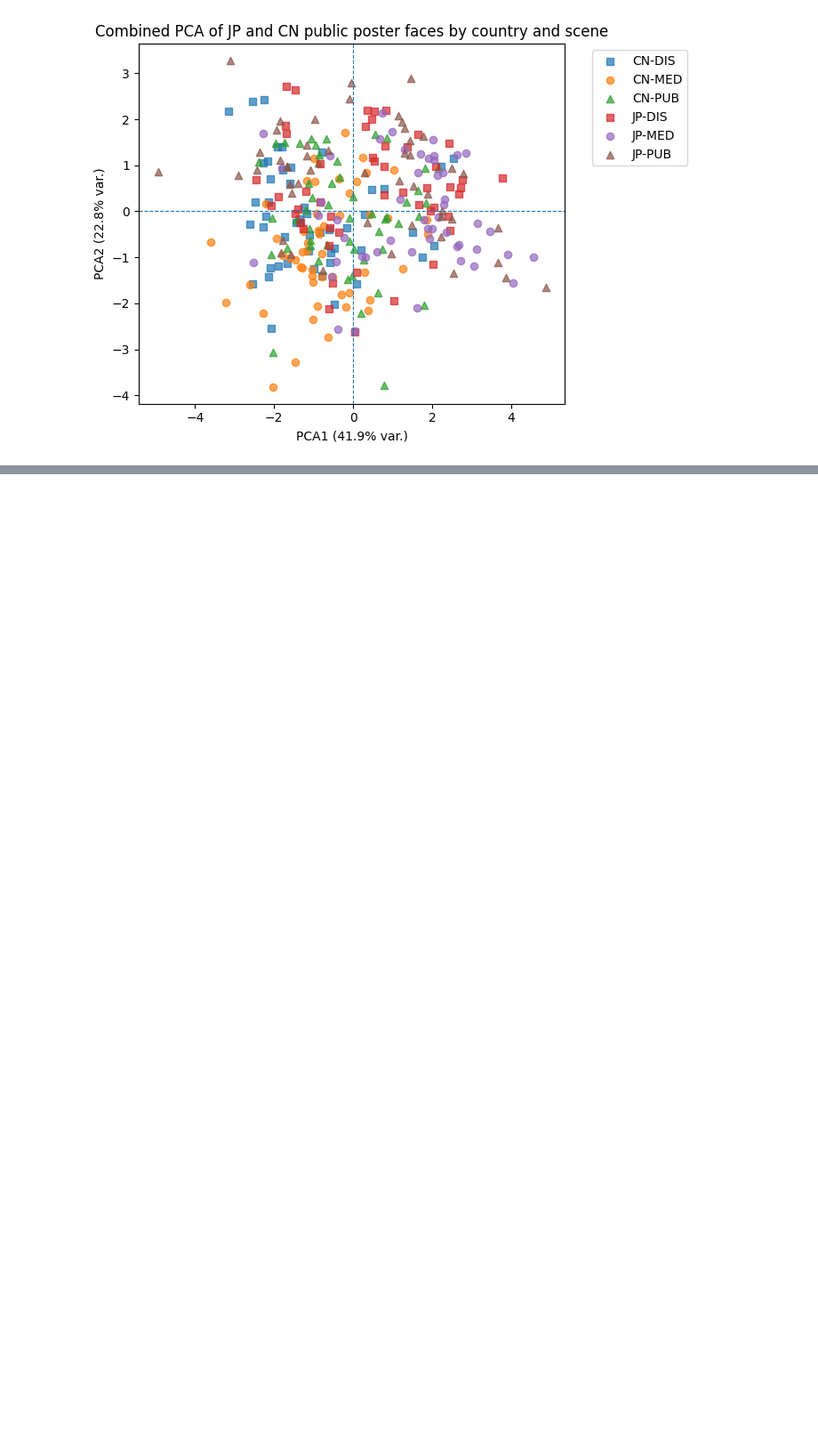
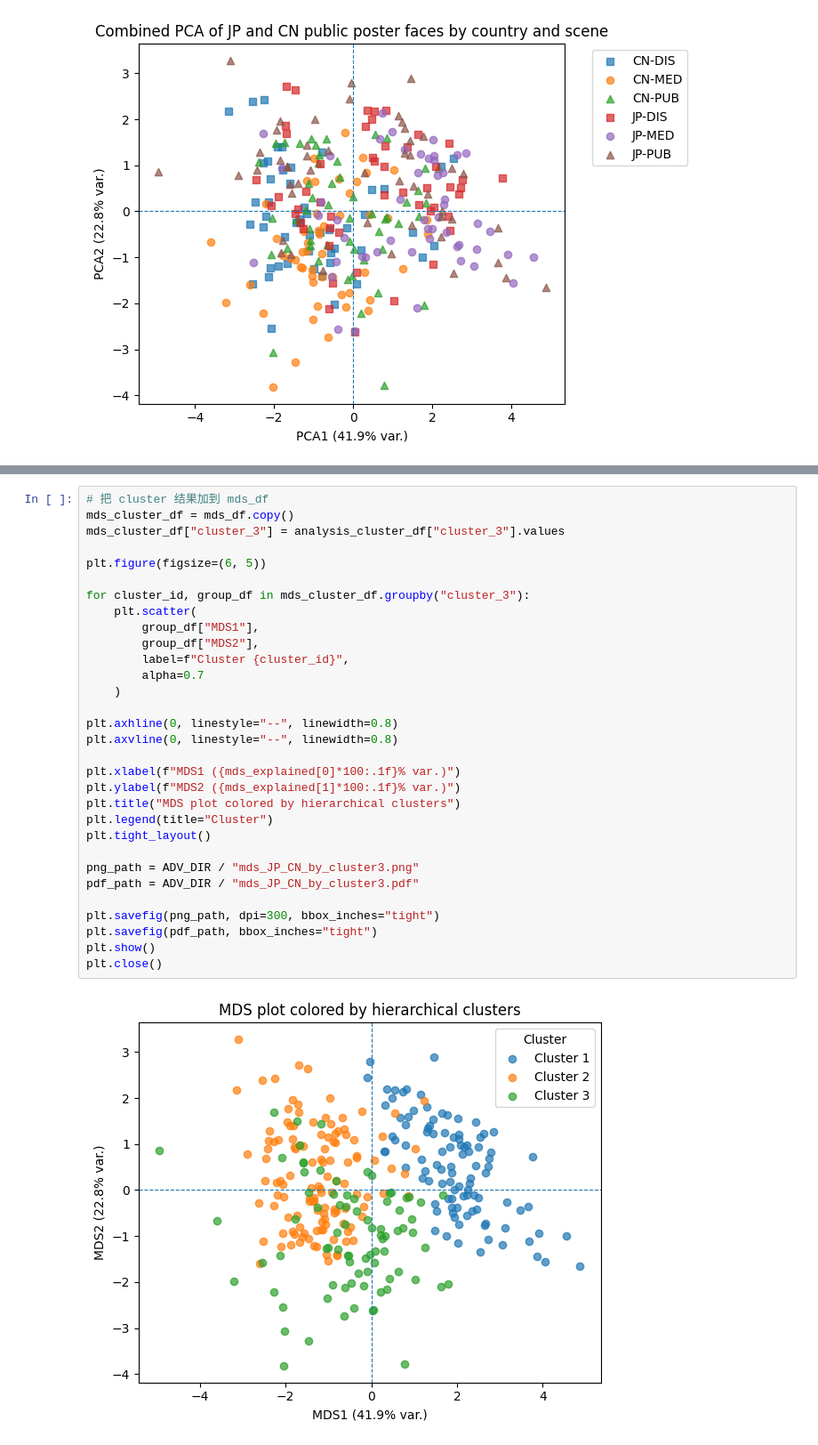
Before and after one commit to lizzie-qing/Avatar-Demo, a Jupyter notebook: poster_face_analysis_compare_JP_CN.ipynb, the cells around one changed output, grey strips where cells are left out. Shown at 89% size. Drawn from its saved outputs; the diff is of its cells as text; blank space fills up the shorter version.

```diff
--- a/poster_face_analysis_compare_JP_CN.ipynb
+++ b/poster_face_analysis_compare_JP_CN.ipynb
@@ -710,0 +970,33 @@ files.download(zip_path + ".zip")
+# %%
+# 把 cluster 结果加到 mds_df
+mds_cluster_df = mds_df.copy()
+mds_cluster_df["cluster_3"] = analysis_cluster_df["cluster_3"].values
+
+plt.figure(figsize=(6, 5))
+
+for cluster_id, group_df in mds_cluster_df.groupby("cluster_3"):
+    plt.scatter(
+        group_df["MDS1"],
+        group_df["MDS2"],
+        label=f"Cluster {cluster_id}",
+        alpha=0.7
+    )
+
+plt.axhline(0, linestyle="--", linewidth=0.8)
+plt.axvline(0, linestyle="--", linewidth=0.8)
+
+plt.xlabel(f"MDS1 ({mds_explained[0]*100:.1f}% var.)")
+plt.ylabel(f"MDS2 ({mds_explained[1]*100:.1f}% var.)")
+plt.title("MDS plot colored by hierarchical clusters")
+plt.legend(title="Cluster")
+plt.tight_layout()
+
+png_path = ADV_DIR / "mds_JP_CN_by_cluster3.png"
+pdf_path = ADV_DIR / "mds_JP_CN_by_cluster3.pdf"
+
+plt.savefig(png_path, dpi=300, bbox_inches="tight")
+plt.savefig(pdf_path, bbox_inches="tight")
+plt.show()
+plt.close()
+# %% [output]
+[figure, added]
```
Also changed, not shown: parts of 8 cells of this notebook.
